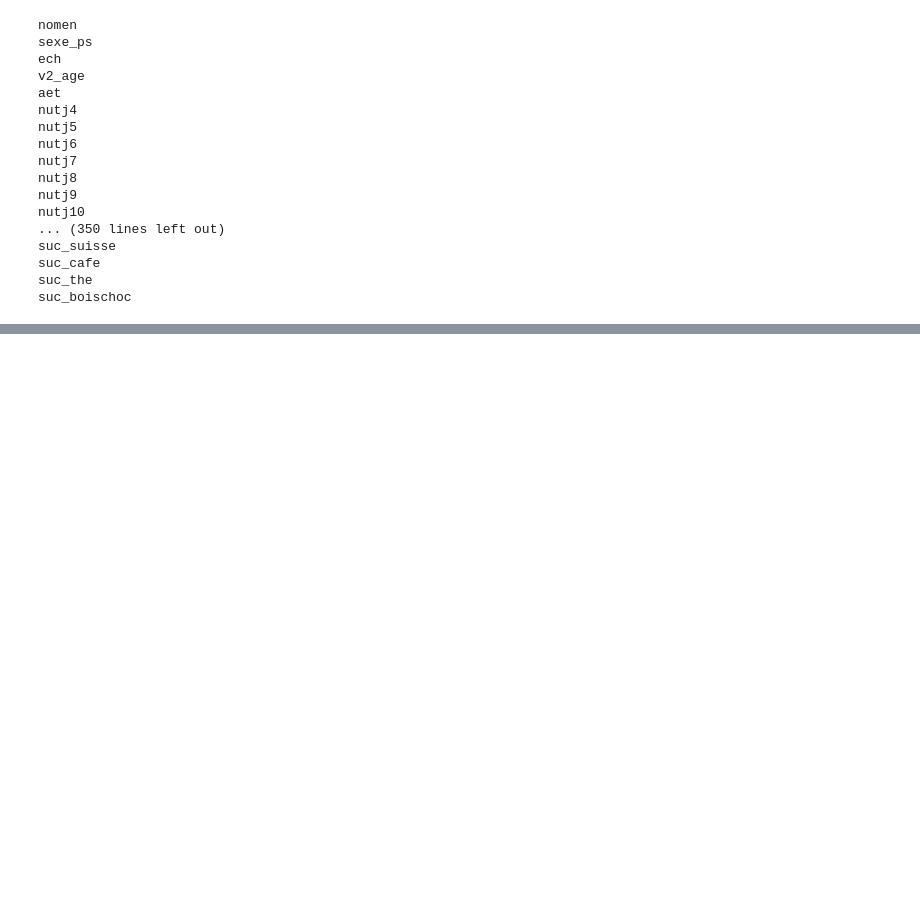
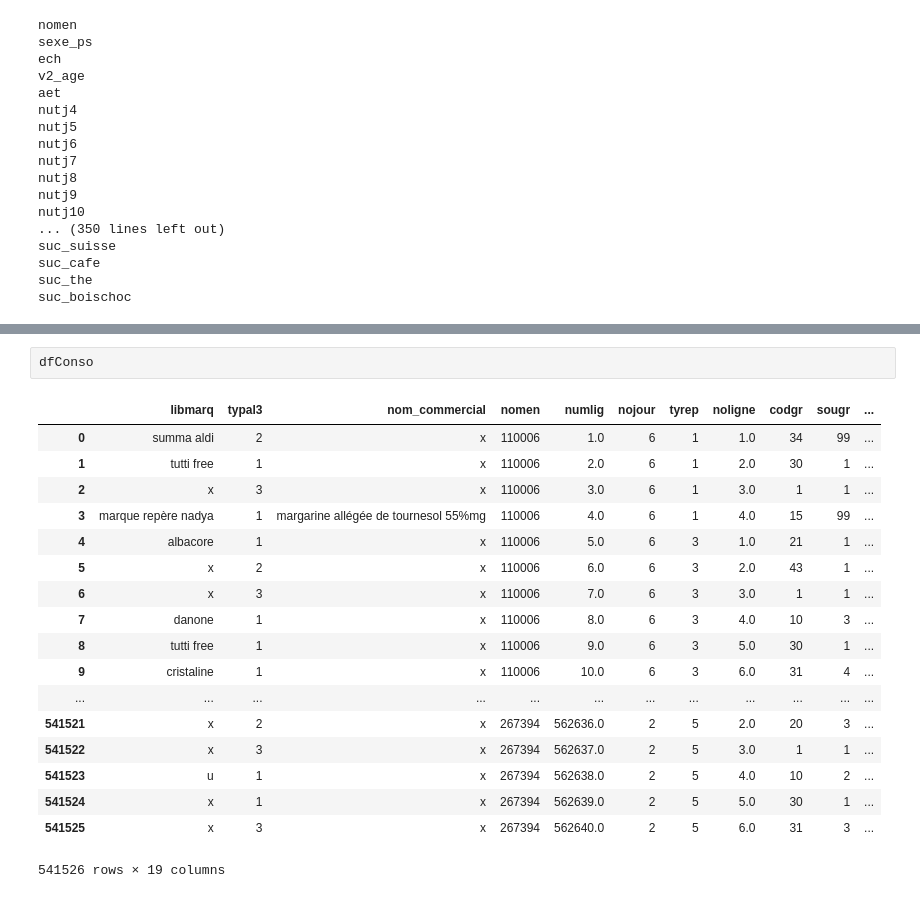
Before and after one commit to KingOfCola/ADAX-project, a Jupyter notebook: project/notebook/projectTests.ipynb, the cells around one changed output, grey strips where cells are left out. Drawn from its saved outputs; the diff is of its cells as text; blank space fills up the shorter version.

```diff
--- a/project/notebook/projectTests.ipynb
+++ b/project/notebook/projectTests.ipynb
@@ -528,0 +648,21 @@ suc_boischoc
+# %%
+dfConso
+# %% [output]
+|  | libmarq | typal3 | nom_commercial | nomen | numlig | nojour | tyrep | noligne | codgr | sougr | ... |
+| 0 | summa aldi | 2 | x | 110006 | 1.0 | 6 | 1 | 1.0 | 34 | 99 | ... |
+| 1 | tutti free | 1 | x | 110006 | 2.0 | 6 | 1 | 2.0 | 30 | 1 | ... |
+| 2 | x | 3 | x | 110006 | 3.0 | 6 | 1 | 3.0 | 1 | 1 | ... |
+| 3 | marque repère nadya | 1 | margarine allégée de tournesol 55%mg | 110006 | 4.0 | 6 | 1 | 4.0 | 15 | 99 | ... |
+| 4 | albacore | 1 | x | 110006 | 5.0 | 6 | 3 | 1.0 | 21 | 1 | ... |
+| 5 | x | 2 | x | 110006 | 6.0 | 6 | 3 | 2.0 | 43 | 1 | ... |
+| 6 | x | 3 | x | 110006 | 7.0 | 6 | 3 | 3.0 | 1 | 1 | ... |
+| 7 | danone | 1 | x | 110006 | 8.0 | 6 | 3 | 4.0 | 10 | 3 | ... |
+| 8 | tutti free | 1 | x | 110006 | 9.0 | 6 | 3 | 5.0 | 30 | 1 | ... |
+| 9 | cristaline | 1 | x | 110006 | 10.0 | 6 | 3 | 6.0 | 31 | 4 | ... |
+| ... | ... | ... | ... | ... | ... | ... | ... | ... | ... | ... | ... |
+| 541521 | x | 2 | x | 267394 | 562636.0 | 2 | 5 | 2.0 | 20 | 3 | ... |
+| 541522 | x | 3 | x | 267394 | 562637.0 | 2 | 5 | 3.0 | 1 | 1 | ... |
+| 541523 | u | 1 | x | 267394 | 562638.0 | 2 | 5 | 4.0 | 10 | 2 | ... |
+| 541524 | x | 1 | x | 267394 | 562639.0 | 2 | 5 | 5.0 | 30 | 1 | ... |
+| 541525 | x | 3 | x | 267394 | 562640.0 | 2 | 5 | 6.0 | 31 | 3 | ... |
+541526 rows × 19 columns
```
Also changed, not shown: parts of 17 cells of this notebook.
